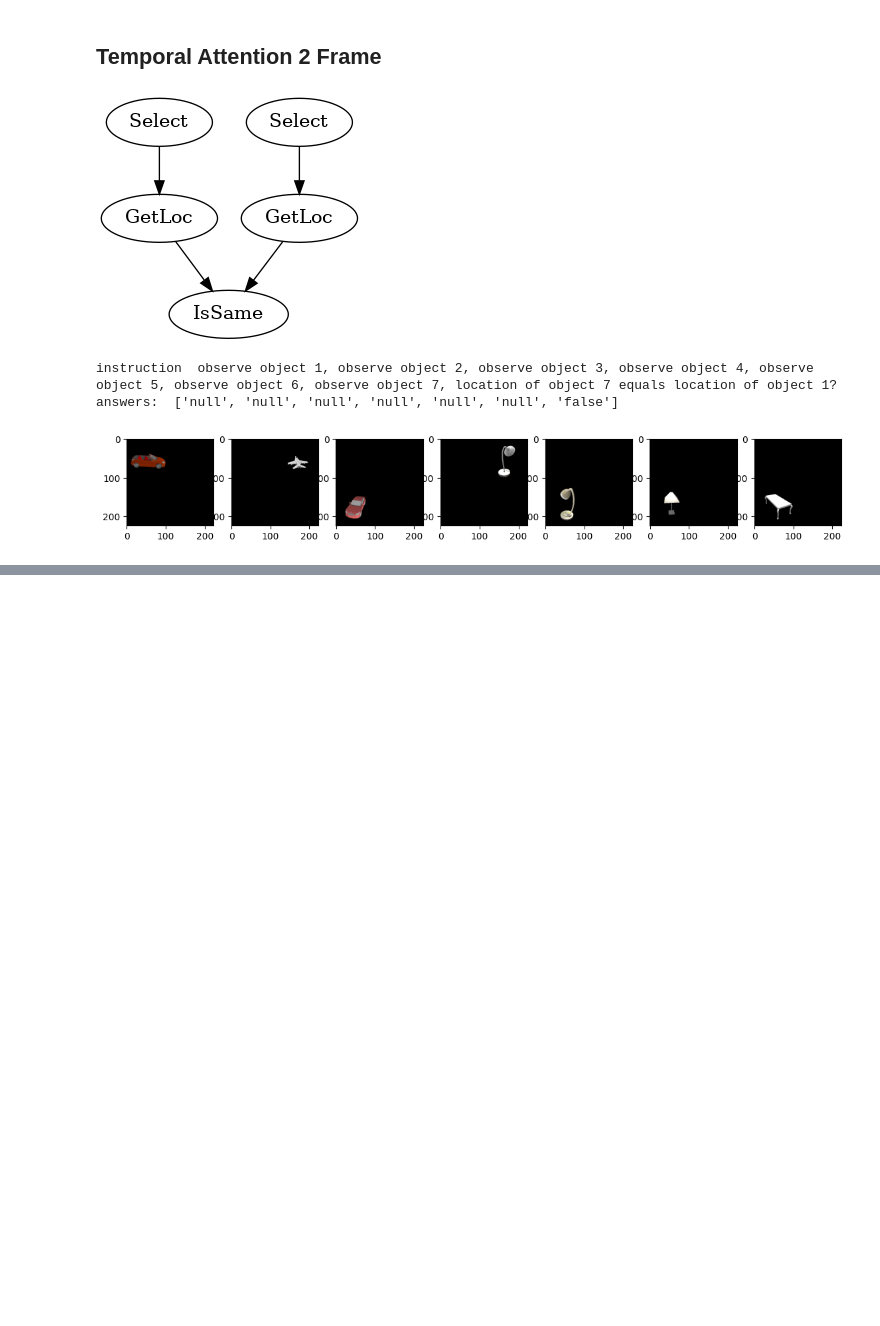
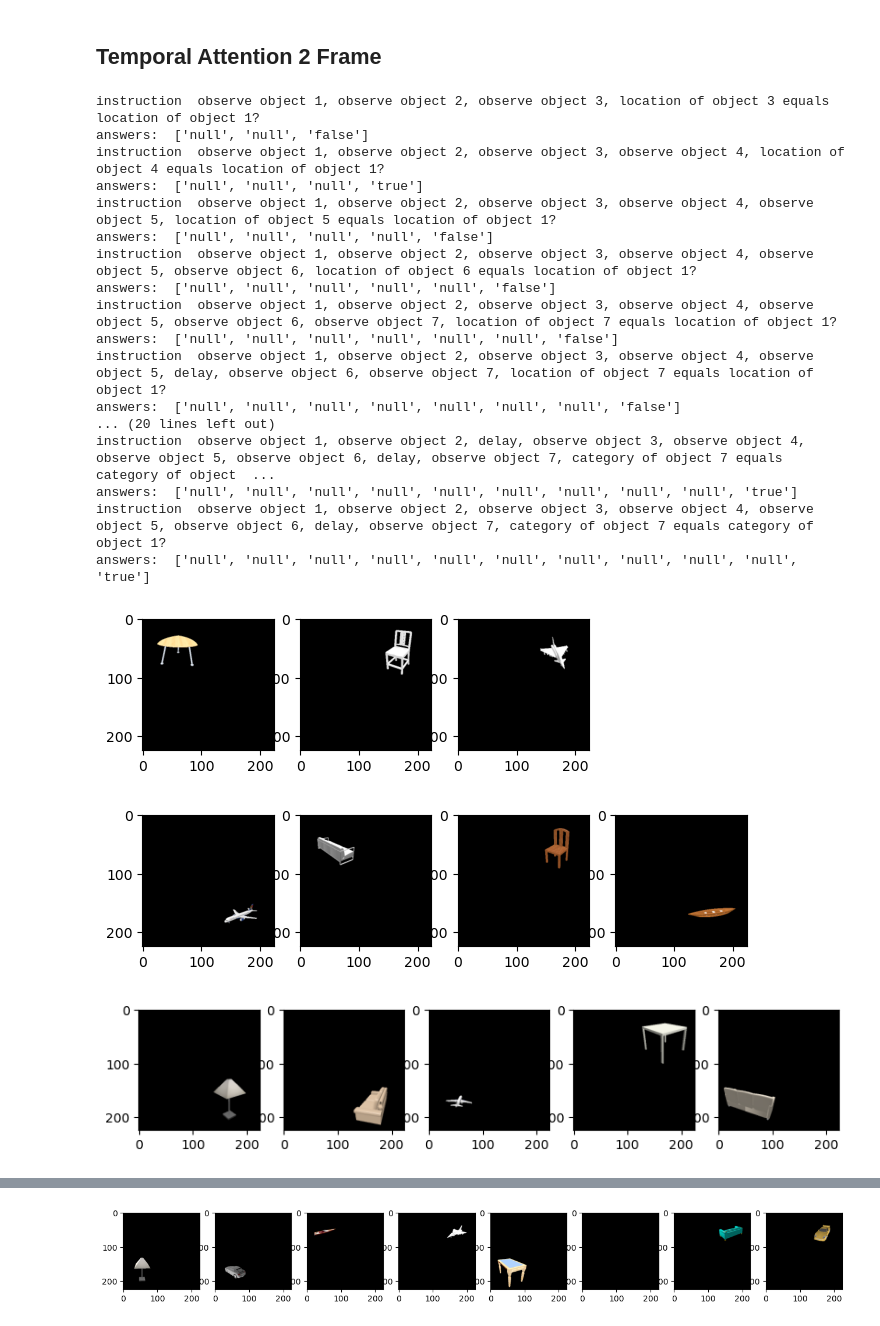
Before and after one commit to KiWeng/iWISDM, a Jupyter notebook: tutorials/task_gen_various.ipynb, the cells around one changed output, grey strips where cells are left out. Cells and saved outputs as stored; diff of their text form; code cells hidden in the pictures; blank space fills up the shorter version.

```diff
--- a/tutorials/task_gen_various.ipynb
+++ b/tutorials/task_gen_various.ipynb
@@ -230,9 +170,0 @@ class Memory2Frame(TemporalTask):
-# %%
-whens = ['last0', 'last6']
-memory_2_frame_task = Memory2Frame(whens)
-read_write.write_task(memory_2_frame_task, 'outputs/tasks/memory2frame.json')
-G = memory_2_frame_task.to_graph()
-memory_2_frame_task.draw_graph('outputs/tasks/memory2frame.png', G)
-from IPython.display import Image
-
-Image('outputs/tasks/memory2frame.png')
@@ -574,32 +615,44 @@ answers:  ['null', 'null', 'null', 'null', 'null', 'top left']
 # %% [markdown]
 
 ## Temporal Attention 2 Frame
-# %%
-
-whens = ['last0', 'last6']
-obj_loc_2_frame = Base2FrameTask(whens, tg.GetLoc)
-task_type = "temporal_attn_2_frame "
-
-read_write.write_task(obj_loc_2_frame, f'outputs/tasks/{task_type}')
-G = obj_loc_2_frame.to_graph()
-obj_loc_2_frame.draw_graph(f'outputs/tasks/{task_type}.png', G)
-from IPython.display import Image
-
-Image(f'outputs/tasks/{task_type}.png')
-# %% [output]
-[figure, removed]
 # %%
+for op, name_op in zip([tg.GetLoc, tg.GetCategory], ['loc', 'cat']):
+    for n_distractor_time in range(1, 10):
+        whens = ['last0', f'last{n_distractor_time + 1}']
+        obj_loc_2_frame = Base2FrameTask(whens, op)
+        task_type = f"temporal_attn_2_frame_{n_distractor_time}_{name_op}"
 
-for i in range(n_tasks):
-    # Generate trial info
-    trials = env.generate_trials(tasks=[obj_loc_2_frame], mode='train', add_distractor_time=5)
-    imgs, _, info_dict = trials[0]
+        read_write.write_task(obj_loc_2_frame, f'outputs/tasks/{task_type}')
+        G = obj_loc_2_frame.to_graph()
+        obj_loc_2_frame.draw_graph(f'outputs/tasks/{task_type}.png', G)
 
-    # Write trial to disk
-    read_write.write_trial(imgs, info_dict, f'outputs/{task_type}/trials/train' + f'/trial{i}')
+        for i in range(n_tasks):
+            # Generate trial info
+            trials = env.generate_trials(tasks=[obj_loc_2_frame], mode='train', add_distractor_time=5)
+            imgs, _, info_dict = trials[0]
 
-show_task_info(task_type, 0)
+            # Write trial to disk
+            read_write.write_trial(imgs, info_dict, f'outputs/{task_type}/trials/train' + f'/trial{i}')
+
+        show_task_info(task_type, 0)
 # %% [output]
+instruction  observe object 1, observe object 2, observe object 3, location of object 3 equals location of object 1?
+answers:  ['null', 'null', 'false']
+instruction  observe object 1, observe object 2, observe object 3, observe object 4, location of object 4 equals location of object 1?
+answers:  ['null', 'null', 'null', 'true']
+instruction  observe object 1, observe object 2, observe object 3, observe object 4, observe object 5, location of object 5 equals location of object 1?
+answers:  ['null', 'null', 'null', 'null', 'false']
+instruction  observe object 1, observe object 2, observe object 3, observe object 4, observe object 5, observe object 6, location of object 6 equals location of object 1?
+answers:  ['null', 'null', 'null', 'null', 'null', 'false']
 instruction  observe object 1, observe object 2, observe object 3, observe object 4, observe object 5, observe object 6, observe object 7, location of object 7 equals location of object 1?
 answers:  ['null', 'null', 'null', 'null', 'null', 'null', 'false']
+instruction  observe object 1, observe object 2, observe object 3, observe object 4, observe object 5, delay, observe object 6, observe object 7, location of object 7 equals location of object 1?
+answers:  ['null', 'null', 'null', 'null', 'null', 'null', 'null', 'false']
+... (20 lines left out)
+instruction  observe object 1, observe object 2, delay, observe object 3, observe object 4, observe object 5, observe object 6, delay, observe object 7, category of object 7 equals category of object  ...
+answers:  ['null', 'null', 'null', 'null', 'null', 'null', 'null', 'null', 'null', 'true']
+instruction  observe object 1, observe object 2, observe object 3, observe object 4, observe object 5, observe object 6, delay, observe object 7, category of object 7 equals category of object 1?
+answers:  ['null', 'null', 'null', 'null', 'null', 'null', 'null', 'null', 'null', 'null', 'true']
-[figure, old version]
+[figure, new version]
+[figure, added]
+[figure, added]
@@ -605,0 +661 @@ answers:  ['null', 'null', 'null', 'null', 'null', 'null', 'false']
+[figure, added]
```
Also changed, not shown: parts of 28 cells of this notebook, 1 other file.
